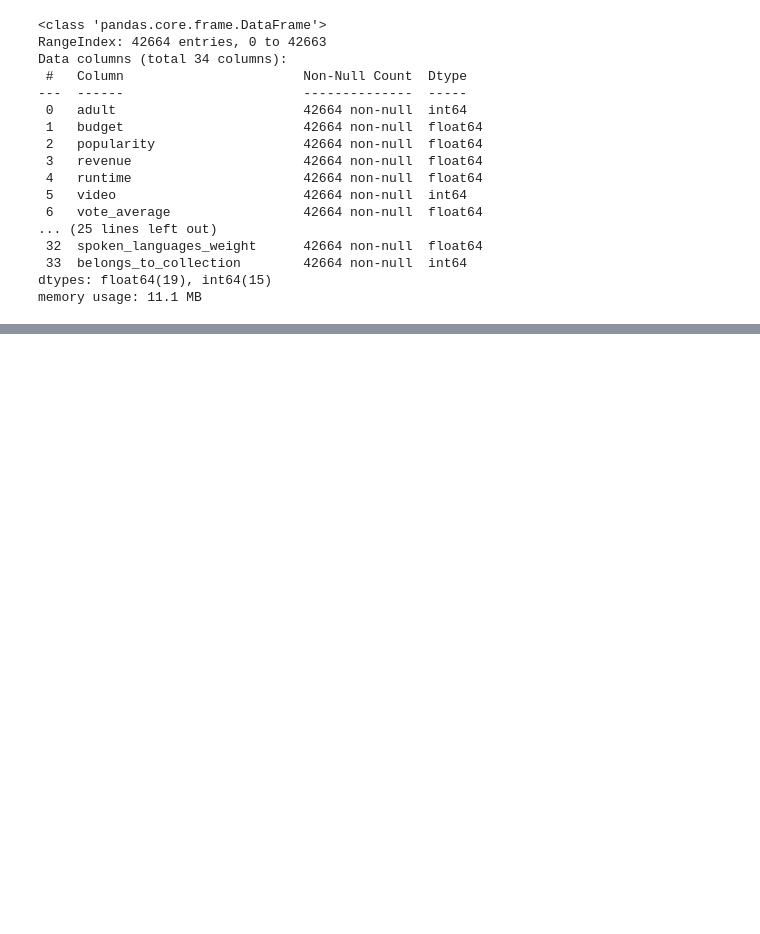
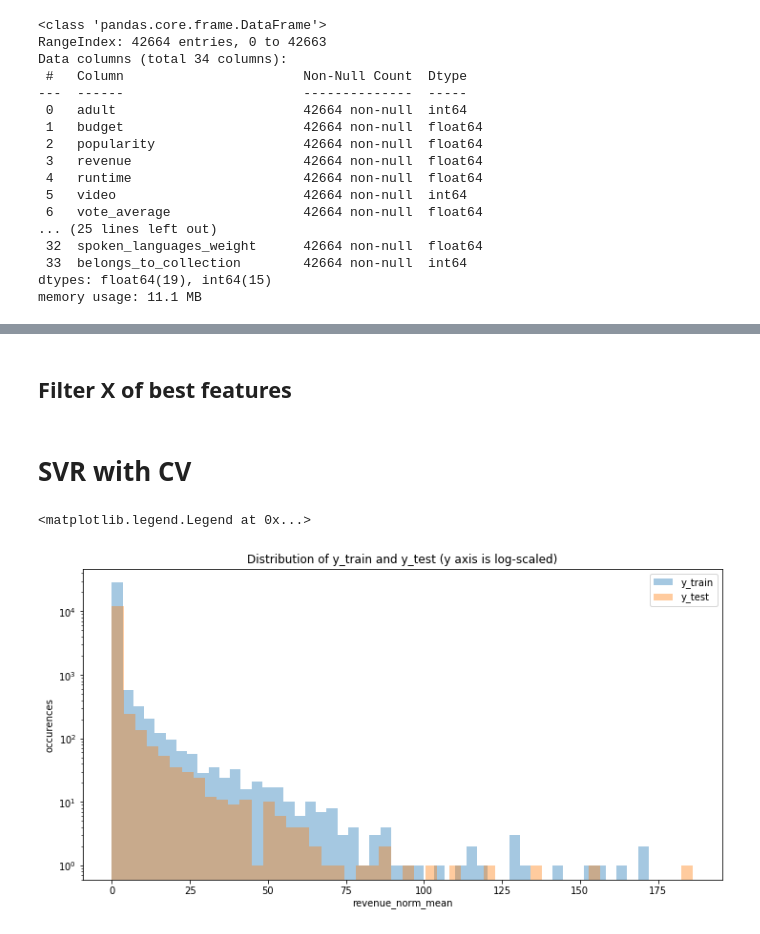
Before and after one commit to wvmrtn/data-science-in-practice, a Jupyter notebook: Project/modelling.ipynb, the cells around one changed output, grey strips where cells are left out. Saved outputs shown, nothing was run; the diff lists cells and outputs as text; code cells hidden in the pictures; blank space fills up the shorter version.

```diff
--- a/Project/modelling.ipynb
+++ b/Project/modelling.ipynb
@@ -67,0 +148,2 @@ sns.heatmap(pearson, annot = True, cmap = plt.cm.Blues)
+# %% [markdown]
+## Filter X of best features
@@ -67,0 +155,19 @@ sns.heatmap(pearson, annot = True, cmap = plt.cm.Blues)
+# %% [markdown]
+# SVR with CV
+# %%
+X_trans_best = pd.read_csv('movies_metadata_eda_x_trans_best.csv')
+# %%
+# seperate x data into training and test sets, we take 30% test and 70% train
+X_train, X_test, y_train, y_test = train_test_split(X_trans_best, y, test_size = 0.3)
+# %%
+# check if y_train and y_test are equally distributed
+fig, ax = plt.subplots(figsize = (12, 6))
+g = sns.distplot(y_train, kde = False, ax = ax, label = 'y_train')
+g.set_yscale('log')
+sns.distplot(y_test, kde = False, ax = ax, label = 'y_test')
+g.set_ylabel('occurences')
+g.set_title('Distribution of y_train and y_test (y axis is log-scaled)')
+g.legend()
+# %% [output]
+<matplotlib.legend.Legend at 0x...>
+[figure, added]
```
Also changed, not shown: parts of 21 cells of this notebook, 2 other files.
